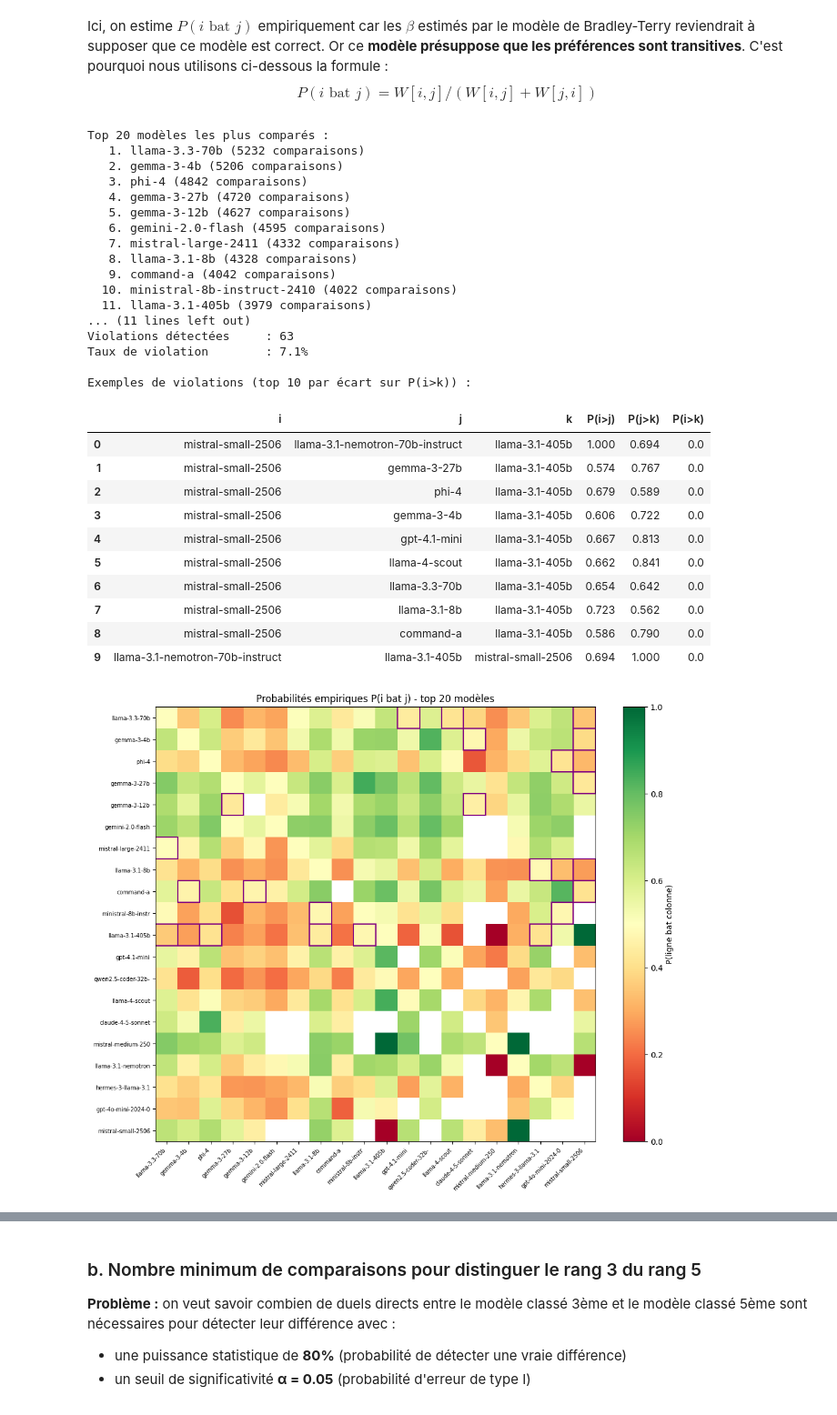
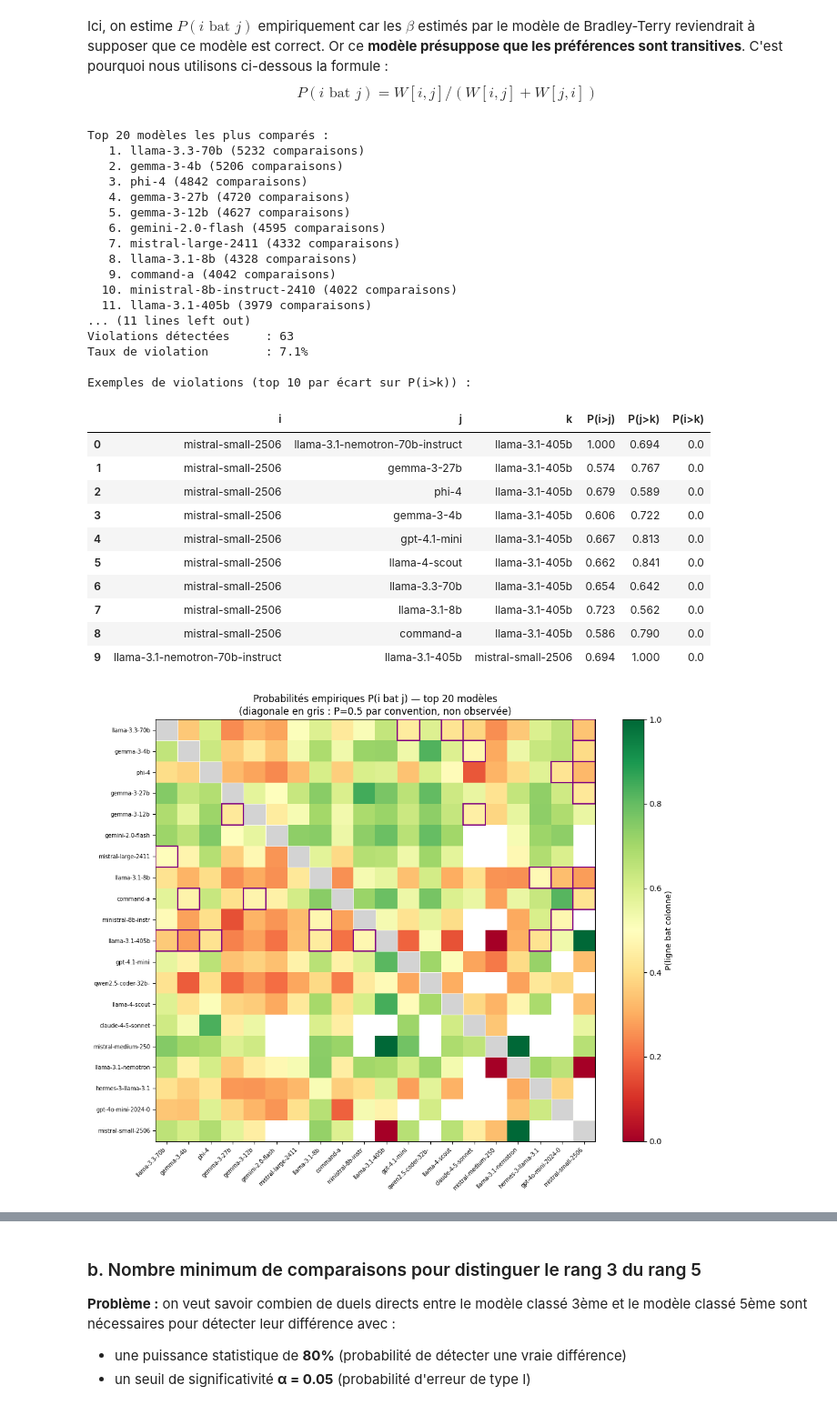
Before and after one commit to SarahL-1720/llm-creativity-eval, a Jupyter notebook: question2.ipynb, the cells around one changed output, grey strips where cells are left out. Shown at 91% size. Drawn from its saved outputs; the diff is of its cells as text; code cells hidden in the pictures.

```diff
--- a/question2.ipynb
+++ b/question2.ipynb
@@ -506,7 +552,6 @@ import matplotlib.colors as mcolors
 import itertools
 
 # ── 1. Identifier les 20 modèles les plus comparés ──────────────────────────
-# On repart de la matrice globale déjà construite
 total_games = W_global.sum(axis=1) + W_global.sum(axis=0)
 top20_idx   = np.argsort(total_games)[::-1][:20]
 top20_models = [models_global[i] for i in top20_idx]
@@ -520,14 +565,11 @@ W_top20 = W_global[np.ix_(top20_idx, top20_idx)]
 n20 = len(top20_models)
 
 # ── 3. Estimer P(i bat j) empiriquement ─────────────────────────────────────
-# P_emp[i,j] = W[i,j] / (W[i,j] + W[j,i])  si des duels existent, NaN sinon
 N_pairs = W_top20 + W_top20.T
 with np.errstate(invalid='ignore', divide='ignore'):
     P_emp = np.where(N_pairs > 0, W_top20 / N_pairs, np.nan)
 
 # ── 4. Tester la transitivité stochastique simple ────────────────────────────
-# Pour chaque triplet (i, j, k) avec P(i>j)>=0.5 et P(j>k)>=0.5,
-# vérifier que P(i>k)>=0.5
 violations = []
 total_testable = 0
 
@@ -536,13 +578,12 @@ for i, j, k in itertools.permutations(range(n20), 3):
     p_jk = P_emp[j, k]
     p_ik = P_emp[i, k]
 
-    # Triplet testable seulement si toutes les paires ont des observations
     if np.isnan(p_ij) or np.isnan(p_jk) or np.isnan(p_ik):
         continue
 
     if p_ij >= 0.5 and p_jk >= 0.5:
         total_testable += 1
-        if p_ik < 0.5:   # violation !
+        if p_ik < 0.5:
             violations.append({
                 'i': top20_models[i], 'j': top20_models[j], 'k': top20_models[k],
                 'P(i>j)': round(p_ij, 3), 'P(j>k)': round(p_jk, 3), 'P(i>k)': round(p_ik, 3)
@@ -565,57 +606,69 @@ if len(violations) > 0:
     )
 
 # ── 5. Heatmap de P_emp ─────────────────────────────────────────────────────
-# Noms abrégés pour lisibilité
+# CORRECTION : la diagonale vaut NaN (un modèle n'est jamais confronté à lui-même).
+# On la fixe à 0.5 (probabilité neutre) dans une copie dédiée à l'affichage
+# pour éviter les artefacts visuels et maintenir une échelle cohérente [0, 1].
+# La diagonale est ensuite marquée en gris pour signaler qu'elle n'est pas observée.
+P_emp_display = P_emp.copy()
+np.fill_diagonal(P_emp_display, 0.5)
+
 short = [m[:18] for m in top20_models]
 
 fig, ax = plt.subplots(figsize=(11, 9))
-# Masque les cases NaN (jamais confrontés)
-im = ax.imshow(P_emp, cmap='RdYlGn', vmin=0, vmax=1, aspect='auto')
+im = ax.imshow(P_emp_display, cmap='RdYlGn', vmin=0, vmax=1, aspect='auto')
 plt.colorbar(im, ax=ax, label='P(ligne bat colonne)')
+
+# Marquer la diagonale en gris pour signaler P=0.5 non observée
+for d in range(n20):
+    ax.add_patch(plt.Rectangle((d - 0.5, d - 0.5), 1, 1,
+                                fill=True, facecolor='lightgrey',
+                                edgecolor='white', lw=0.5, zorder=2))
 
 ax.set_xticks(range(n20)); ax.set_xticklabels(short, rotation=45, ha='right', fontsize=7)
 ax.set_yticks(range(n20)); ax.set_yticklabels(short, fontsize=7)
-ax.set_title("Probabilités empiriques P(i bat j) - top 20 modèles", fontsize=12)
+ax.set_title("Probabilités empiriques P(i bat j) — top 20 modèles\n"
+             "(diagonale en gris : P=0.5 par convention, non observée)", fontsize=12)
 
 # Annoter les violations : encadrer la case P(i>k) en violet
-for v in violations[:30]:   # limiter pour ne pas surcharger
+for v in violations[:30]:
     ii = top20_models.index(v['i'])
     kk = top20_models.index(v['k'])
-    ax.add_patch(plt.Rectangle((kk-0.5, ii-0.5), 1, 1,
-                                fill=False, edgecolor='purple', lw=1.5))
+    ax.add_patch(plt.Rectangle((kk - 0.5, ii - 0.5), 1, 1,
+                                fill=False, edgecolor='purple', lw=1.5, zorder=3))
 
 plt.tight_layout()
 plt.show()
 # %% [output]
 Top 20 modèles les plus comparés :
    1. llama-3.3-70b (5232 comparaisons)
    2. gemma-3-4b (5206 comparaisons)
    3. phi-4 (4842 comparaisons)
    4. gemma-3-27b (4720 comparaisons)
    5. gemma-3-12b (4627 comparaisons)
    6. gemini-2.0-flash (4595 comparaisons)
    7. mistral-large-2411 (4332 comparaisons)
    8. llama-3.1-8b (4328 comparaisons)
    9. command-a (4042 comparaisons)
   10. ministral-8b-instruct-2410 (4022 comparaisons)
   11. llama-3.1-405b (3979 comparaisons)
 ... (11 lines left out)
 Violations détectées     : 63
 Taux de violation        : 7.1%
 
 Exemples de violations (top 10 par écart sur P(i>k)) :
 |  | i | j | k | P(i>j) | P(j>k) | P(i>k) |
 | 0 | mistral-small-2506 | llama-3.1-nemotron-70b-instruct | llama-3.1-405b | 1.000 | 0.694 | 0.0 |
 | 1 | mistral-small-2506 | gemma-3-27b | llama-3.1-405b | 0.574 | 0.767 | 0.0 |
 | 2 | mistral-small-2506 | phi-4 | llama-3.1-405b | 0.679 | 0.589 | 0.0 |
 | 3 | mistral-small-2506 | gemma-3-4b | llama-3.1-405b | 0.606 | 0.722 | 0.0 |
 | 4 | mistral-small-2506 | gpt-4.1-mini | llama-3.1-405b | 0.667 | 0.813 | 0.0 |
 | 5 | mistral-small-2506 | llama-4-scout | llama-3.1-405b | 0.662 | 0.841 | 0.0 |
 | 6 | mistral-small-2506 | llama-3.3-70b | llama-3.1-405b | 0.654 | 0.642 | 0.0 |
 | 7 | mistral-small-2506 | llama-3.1-8b | llama-3.1-405b | 0.723 | 0.562 | 0.0 |
 | 8 | mistral-small-2506 | command-a | llama-3.1-405b | 0.586 | 0.790 | 0.0 |
 | 9 | llama-3.1-nemotron-70b-instruct | llama-3.1-405b | mistral-small-2506 | 0.694 | 1.000 | 0.0 |
-[figure, old version]
+[figure, new version]
 # %% [markdown]
 **Analyse de la transitivité stochastique.**
 
```
Also changed, not shown: parts of 15 cells of this notebook.
